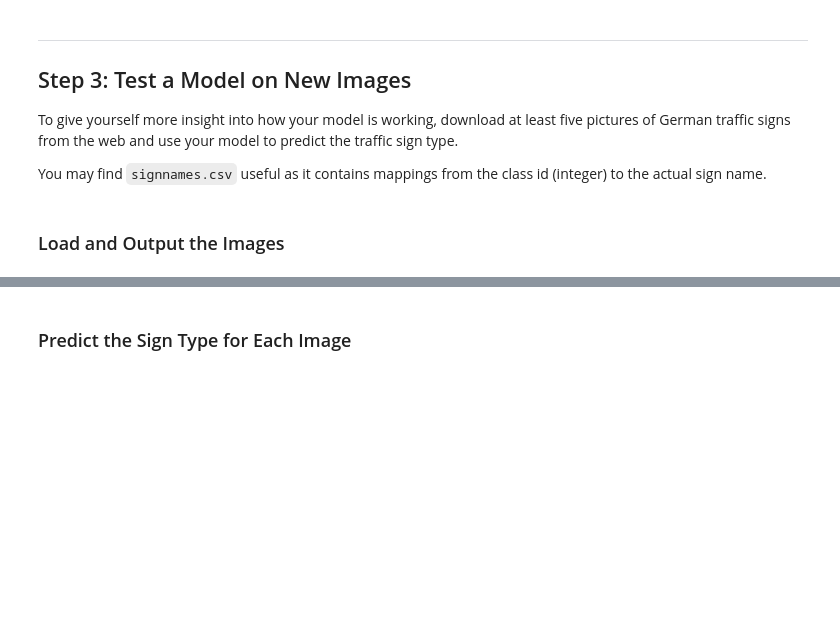
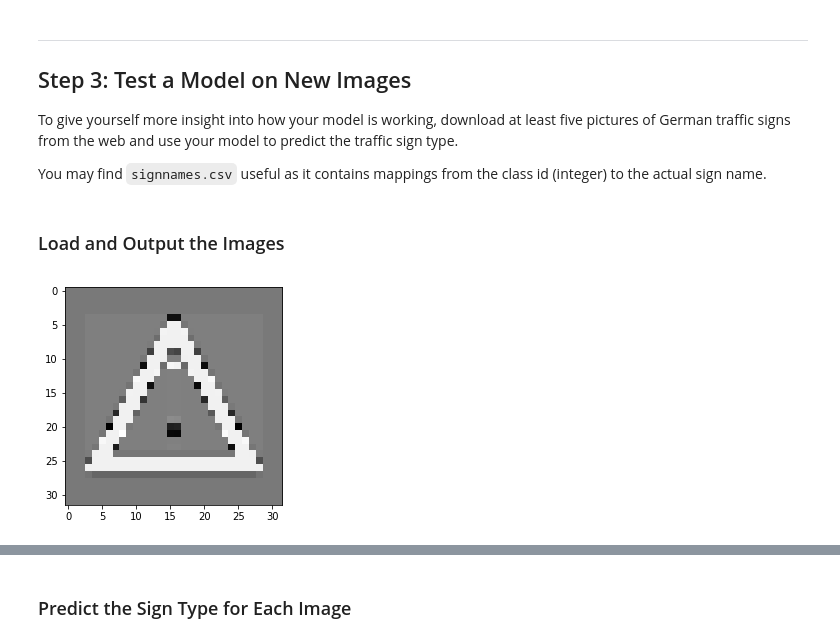
Before and after one commit to clockworks/nd-carnd-traffic-sign-classifier-p2, a Jupyter notebook: Traffic_Sign_Classifier.ipynb, the cells around one changed output, grey strips where cells are left out. Saved outputs shown, nothing was run; the diff lists cells and outputs as text; code cells hidden in the pictures; blank space fills up the shorter version.

Commit message:
test model with new images

```diff
--- a/Traffic_Sign_Classifier.ipynb
+++ b/Traffic_Sign_Classifier.ipynb
@@ -359,3 +359,16 @@ You may find `signnames.csv` useful as it contains mappings from the class id (i
 # %%
 ### Load the images and plot them here.
 ### Feel free to use as many code cells as needed.
+
+images = []
+for index in range(1,9):
+    image_path = './data/test-data/'+str(index)+'.png'
+    image = cv2.imread(image_path, cv2.IMREAD_GRAYSCALE)
+    image = cv2.resize(image, (32, 32))
+    image = (image - 128) / 128
+    images.append(image)
+# %%
+imgplot = plt.imshow(images[0], cmap="gray")
+plt.show()
+# %% [output]
+[figure, added]
```
Also changed, not shown: parts of 5 cells of this notebook.
